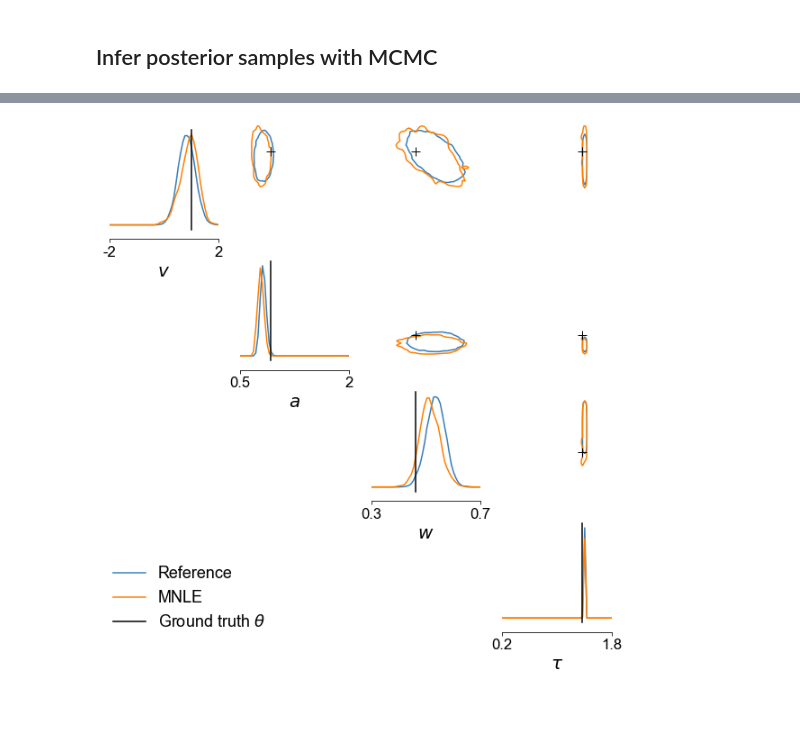
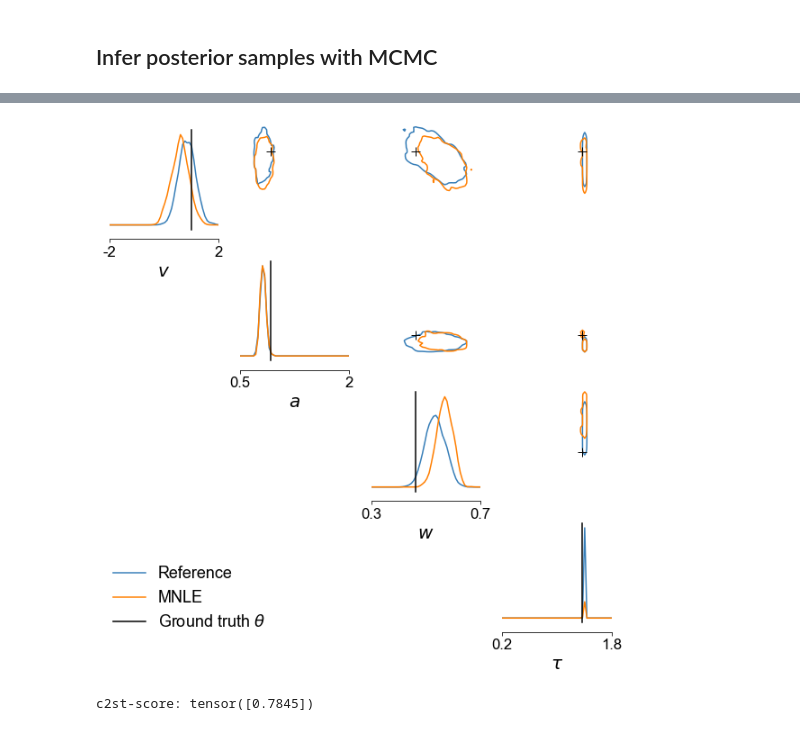
Before and after one commit to mackelab/mnle-for-ddms, a Jupyter notebook: notebooks/MNLE-Tutorial.ipynb, the cells around one changed output, grey strips where cells are left out. Drawn from its saved outputs; the diff is of its cells as text; code cells hidden in the pictures.

```diff
--- a/notebooks/MNLE-Tutorial.ipynb
+++ b/notebooks/MNLE-Tutorial.ipynb
@@ -122,7 +82,5 @@ tail_bound = 10.0
 # %%
-# First we train the choice net.
-
-# We create separate SNLE objects for every estimator.
-trainer = SNLE(density_estimator=choice_net_builder, )
-choice_estimator = trainer.append_simulations(theta, choices).train()
+trainer = MNLE(prior=prior)
+trainer = trainer.append_simulations(theta, x)
+mnle = trainer.train()
 # %% [output]
@@ -194,5 +145,6 @@ torch.Size([10, 2])
 # %%
-# Pass x_o and mnle object to build potential function.
-potential_fn, parameter_transform = likelihood_estimator_based_potential(mnle, prior, x_o)
-# Create MCMC-posterior object from potential function.
-posterior = MCMCPosterior(potential_fn, proposal=prior, theta_transform=parameter_transform)
+# Using the trainer object we can obtain the posterior object with the desired MCMC options for inference.
+posterior = trainer.build_posterior(mcmc_method="slice_np_vectorized",
+                                    mcmc_parameters=dict(init_strategy="sir",
+                                                         num_chains=10,
+                                                         warmup_steps=100))
@@ -250,33 +209,30 @@ torch.Size([100, 2])
-# %%
-# Pass x_o and mnle object to build potential function.
-potential_fn, parameter_transform = likelihood_estimator_based_potential(mnle, prior, x_o)
-# Create MCMC-posterior object from potential function.
-posterior = MCMCPosterior(potential_fn, proposal=prior, theta_transform=parameter_transform)
 # %%
 # Infer with MCMC
-posterior_samples = posterior.sample((1000,),
-                                     method="slice_np",
-                                     num_chains=2,
-                                     warmup_steps=100,)
+posterior_samples = posterior.sample((1000,), x=x_o, )
 # %%
-reference_posterior_samples = task.get_reference_posterior_samples(obs)
+reference_posterior_samples = task.get_reference_posterior_samples(obs)[:1000]
 
 fig, ax1 = pairplot([reference_posterior_samples, posterior_samples],
          points=sbibm.get_task("ddm").get_true_parameters(obs),
          limits=limits,
          ticks=limits,
          samples_colors=colors[:2],
          diag="kde",
          upper="contour",
          kde_offdiag=dict(bw_method="scott", bins=50),
          contour_offdiag=dict(levels=[0.01], percentile=False),
          points_offdiag=dict(marker="+", markersize=10),
          points_colors=["k"],
          labels=[r"$v$", r"$a$", r"$w$", r"$\tau$"])
 
 plt.sca(ax1[0, 0])
 plt.legend(["Reference", "MNLE", r"Ground truth $\theta$"],
            bbox_to_anchor=(-.1, -2.9),
            loc=2);
 # %% [output]
-[figure, old version]
+[figure, new version]
+# %%
+# Calculate c2st score between reference posterior and approximate posterior samples.
+print(f"c2st-score: {c2st(posterior_samples, reference_posterior_samples)}")
+# %% [output]
+c2st-score: tensor([0.7845])
```
Also changed, not shown: parts of 26 cells of this notebook, 3 other files.
